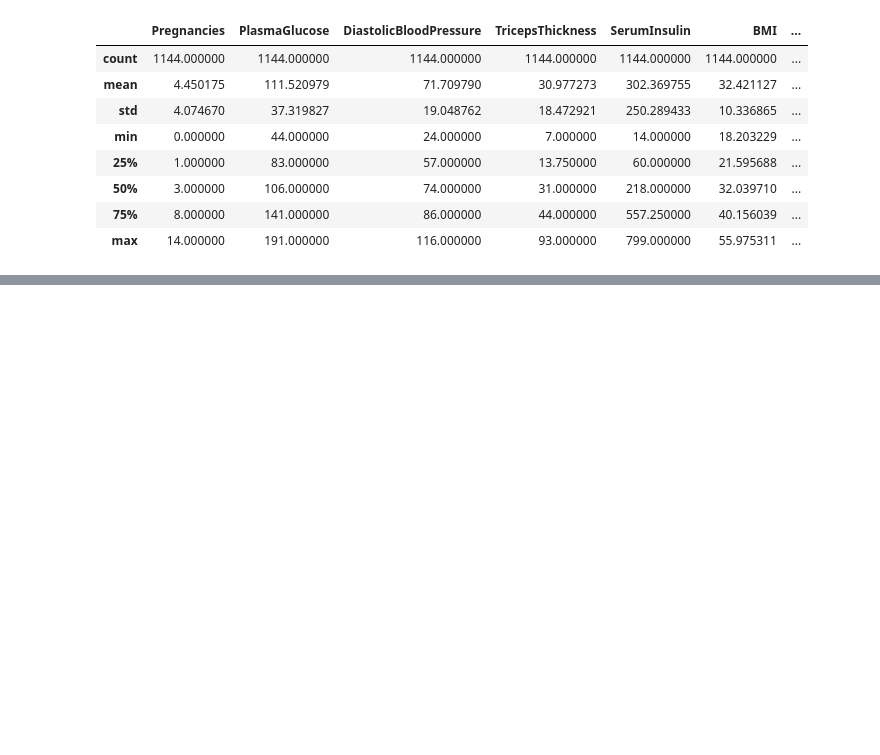
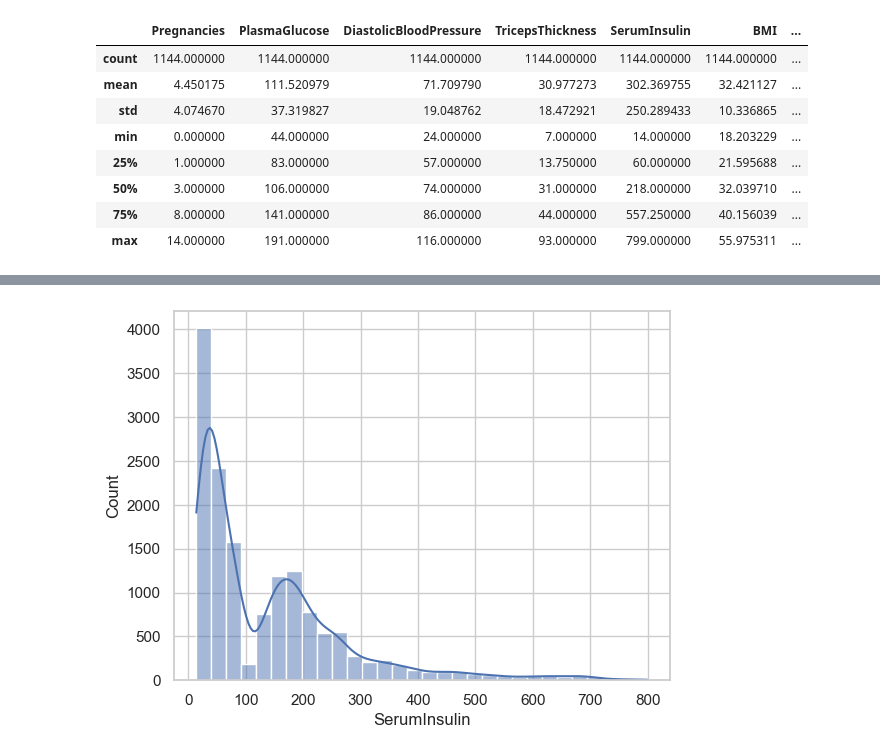
Before and after one commit to Lucky12348/diabetes_prediction, a Jupyter notebook: EDA.ipynb, the cells around one changed output, grey strips where cells are left out. Saved outputs shown, nothing was run; the diff lists cells and outputs as text; code cells hidden in the pictures; blank space fills up the shorter version.

```diff
--- a/EDA.ipynb
+++ b/EDA.ipynb
@@ -342,0 +380,5 @@ outliers[outliers["Age"] == 21]
+# %%
+sns.histplot(diabete_df_dropID["SerumInsulin"], kde=True, bins=30)
+plt.show()
+# %% [output]
+[figure, added]
```
Also changed, not shown: parts of 10 cells of this notebook.
